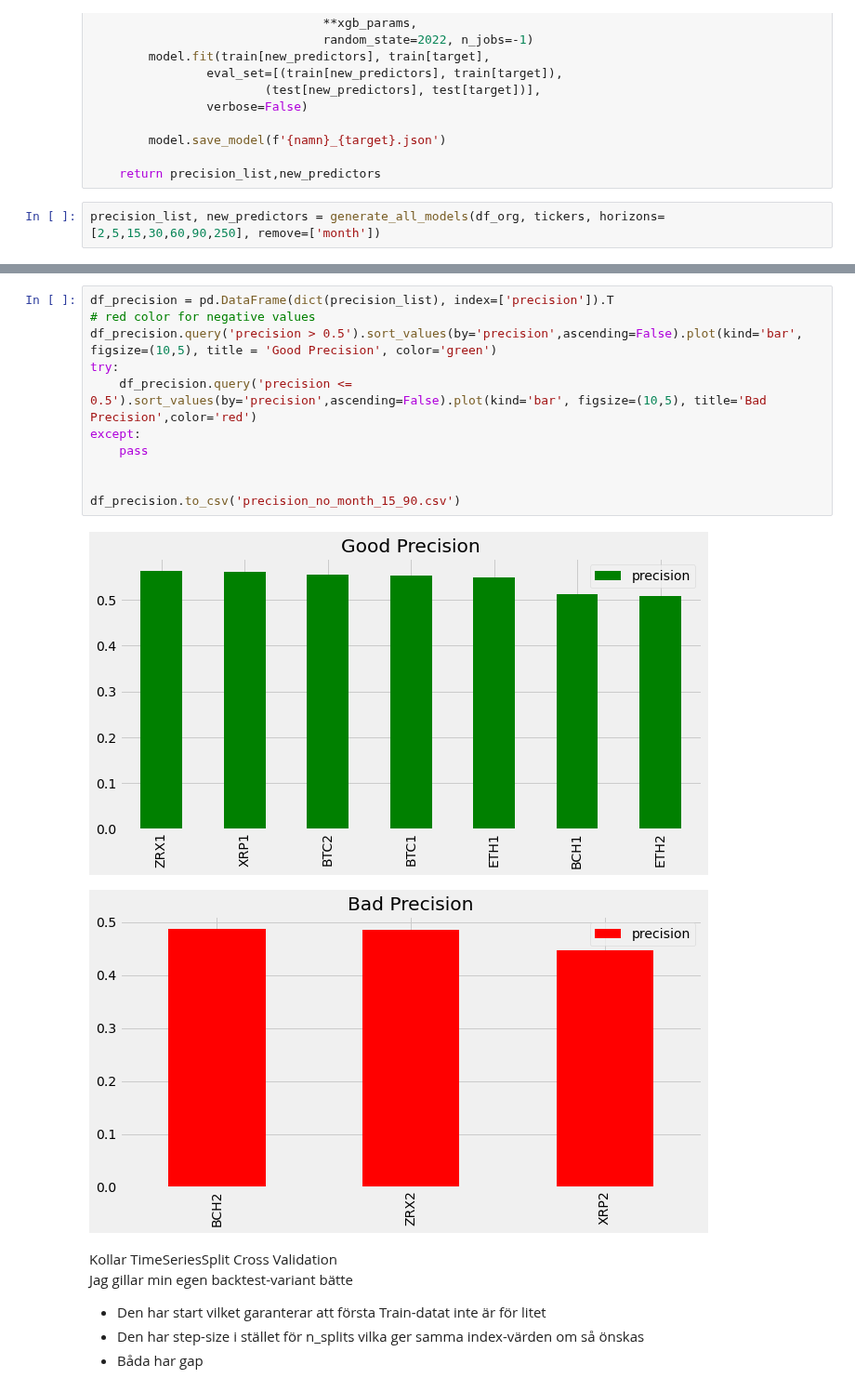
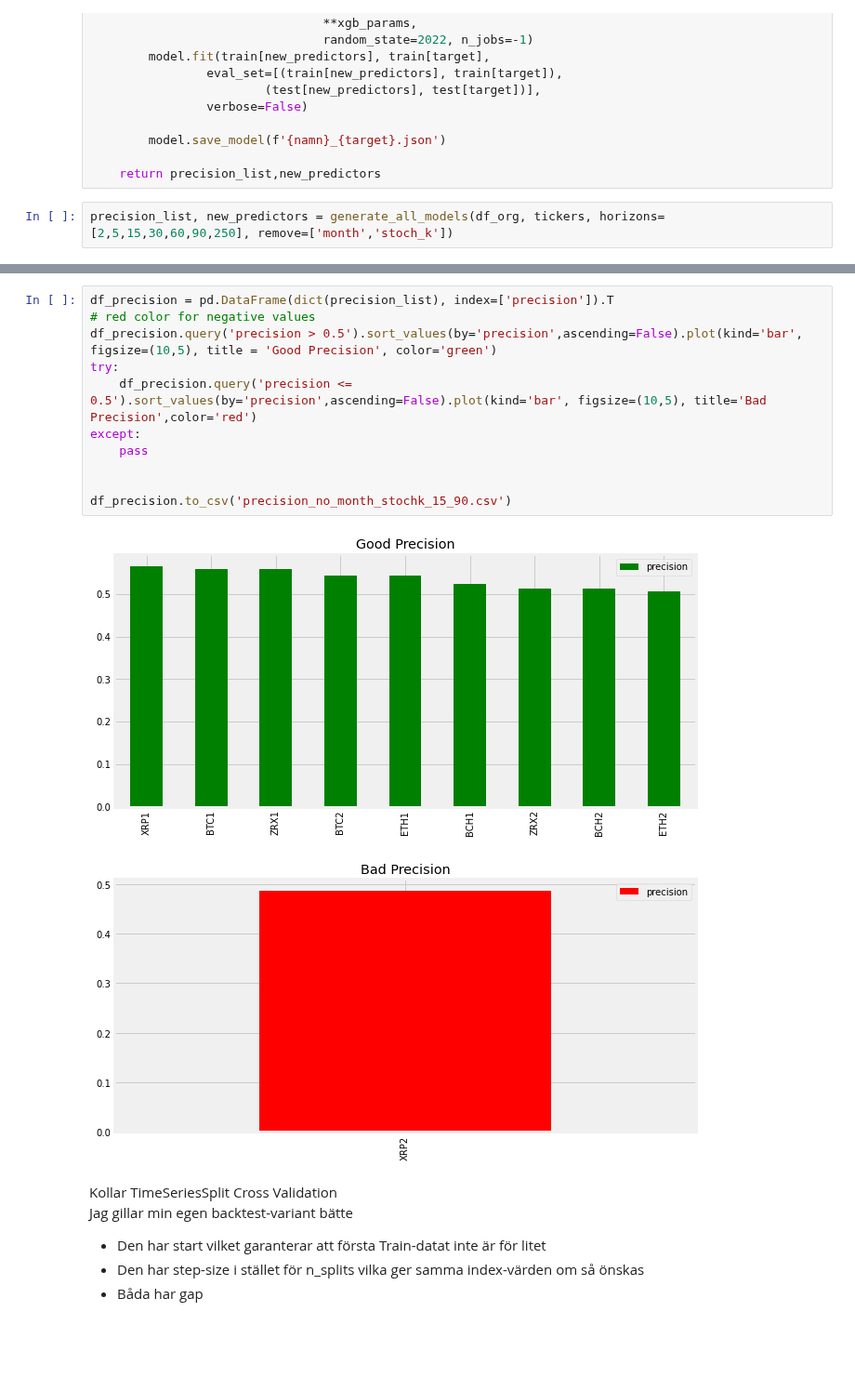
Before and after one commit to carokanns/the_new_Krypto, a Jupyter notebook: new_skapa_modeller.ipynb, the cells around one changed output, grey strips where cells are left out. Shown at 93% size. Saved outputs shown, nothing was run; the diff lists cells and outputs as text; blank space fills up the shorter version.

```diff
--- a/new_skapa_modeller.ipynb
+++ b/new_skapa_modeller.ipynb
@@ -303,6 +359,6 @@ def generate_all_models(df_org, tickers, horizons=[2,5,30,60,250], remove=[]):
 
     return precision_list,new_predictors
 # %%
-precision_list, new_predictors = generate_all_models(df_org, tickers, horizons=[2,5,15,30,60,90,250], remove=['month'])
+precision_list, new_predictors = generate_all_models(df_org, tickers, horizons=[2,5,15,30,60,90,250], remove=['month','stoch_k'])
 # %% [output]
 BTC
@@ -396,17 +452,17 @@ Figure(720x720)
 # %%
 df_precision = pd.DataFrame(dict(precision_list), index=['precision']).T
 # red color for negative values
 df_precision.query('precision > 0.5').sort_values(by='precision',ascending=False).plot(kind='bar', figsize=(10,5), title = 'Good Precision', color='green')
 try:
     df_precision.query('precision <= 0.5').sort_values(by='precision',ascending=False).plot(kind='bar', figsize=(10,5), title='Bad Precision',color='red')
 except:
     pass
 
 
-df_precision.to_csv('precision_no_month_15_90.csv')
+df_precision.to_csv('precision_no_month_stochk_15_90.csv')
 # %% [output]
-[figure, old version]
+[figure, new version]
-[figure, old version]
+[figure, new version]
 # %% [markdown]
 Kollar TimeSeriesSplit Cross Validation
 Jag gillar min egen backtest-variant bätte
```
Also changed, not shown: parts of 13 cells of this notebook, 12 other files.
